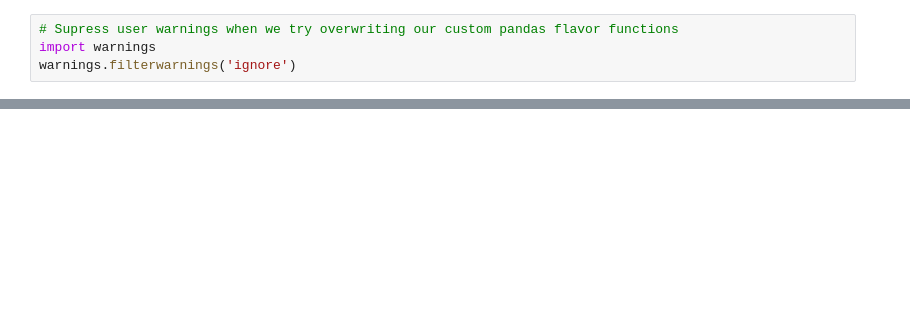
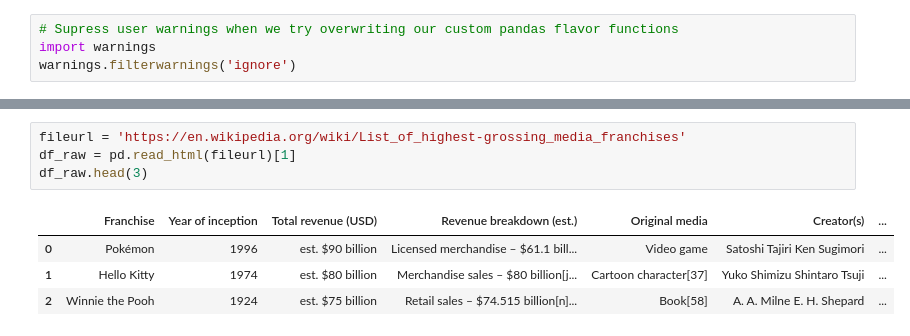
Before and after one commit to pyjanitor-devs/pyjanitor, a Jupyter notebook: examples/notebooks/medium_franchise.ipynb, the cells around one changed output, grey strips where cells are left out. Cells and saved outputs as stored; diff of their text form; blank space fills up the shorter version.

```diff
--- a/examples/notebooks/medium_franchise.ipynb
+++ b/examples/notebooks/medium_franchise.ipynb
@@ -252,0 +57,9 @@ df_clean = (
+# %%
+fileurl = 'https://en.wikipedia.org/wiki/List_of_highest-grossing_media_franchises'
+df_raw = pd.read_html(fileurl)[1]
+df_raw.head(3)
+# %% [output]
+|  | Franchise | Year of inception | Total revenue (USD) | Revenue breakdown (est.) | Original media | Creator(s) | ... |
+| 0 | Pokémon | 1996 | est. $90 billion | Licensed merchandise – $61.1 bill... | Video game | Satoshi Tajiri Ken Sugimori | ... |
+| 1 | Hello Kitty | 1974 | est. $80 billion | Merchandise sales – $80 billion[j... | Cartoon character[37] | Yuko Shimizu Shintaro Tsuji | ... |
+| 2 | Winnie the Pooh | 1924 | est. $75 billion | Retail sales – $74.515 billion[n]... | Book[58] | A. A. Milne E. H. Shepard | ... |
```
Also changed, not shown: parts of 44 cells of this notebook.
